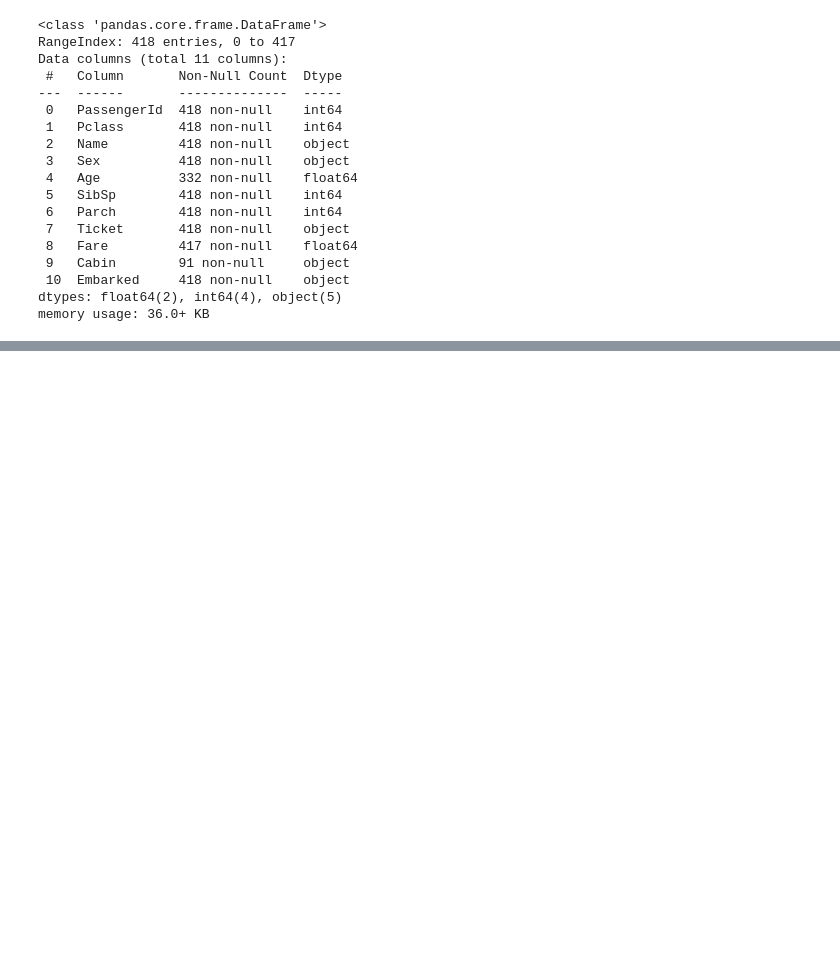
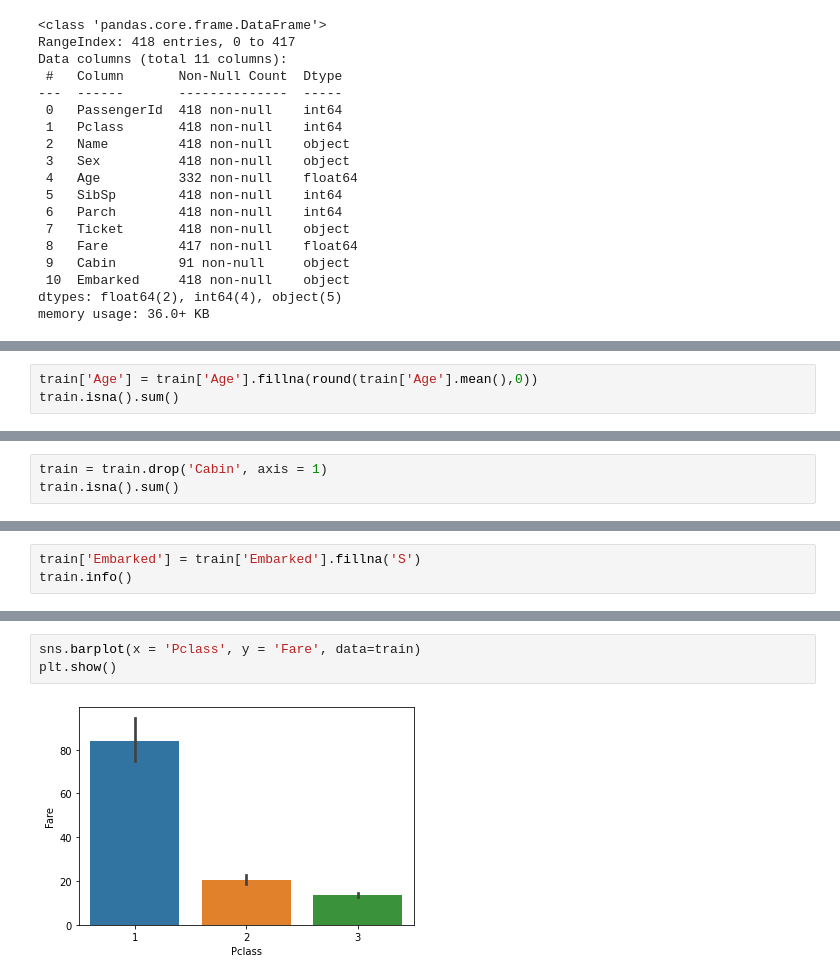
Before and after one commit to Jung-jieun/python-big-data-analysis, a Jupyter notebook: Titanic.ipynb, the cells around one changed output, grey strips where cells are left out. Cells and saved outputs as stored; diff of their text form; blank space fills up the shorter version.

```diff
--- a/Titanic.ipynb
+++ b/Titanic.ipynb
@@ -69,0 +364,3 @@ memory usage: 36.0+ KB
+# %%
+train['Age'] = train['Age'].fillna(round(train['Age'].mean(),0))
+train.isna().sum()
@@ -69,0 +397,3 @@ memory usage: 36.0+ KB
+# %%
+train = train.drop('Cabin', axis = 1)
+train.isna().sum()
@@ -69,0 +435,3 @@ memory usage: 36.0+ KB
+# %%
+train['Embarked'] = train['Embarked'].fillna('S')
+train.info()
@@ -69,0 +508,5 @@ memory usage: 36.0+ KB
+# %%
+sns.barplot(x = 'Pclass', y = 'Fare', data=train)
+plt.show()
+# %% [output]
+[figure, added]
```
Also changed, not shown: parts of 87 cells of this notebook.
